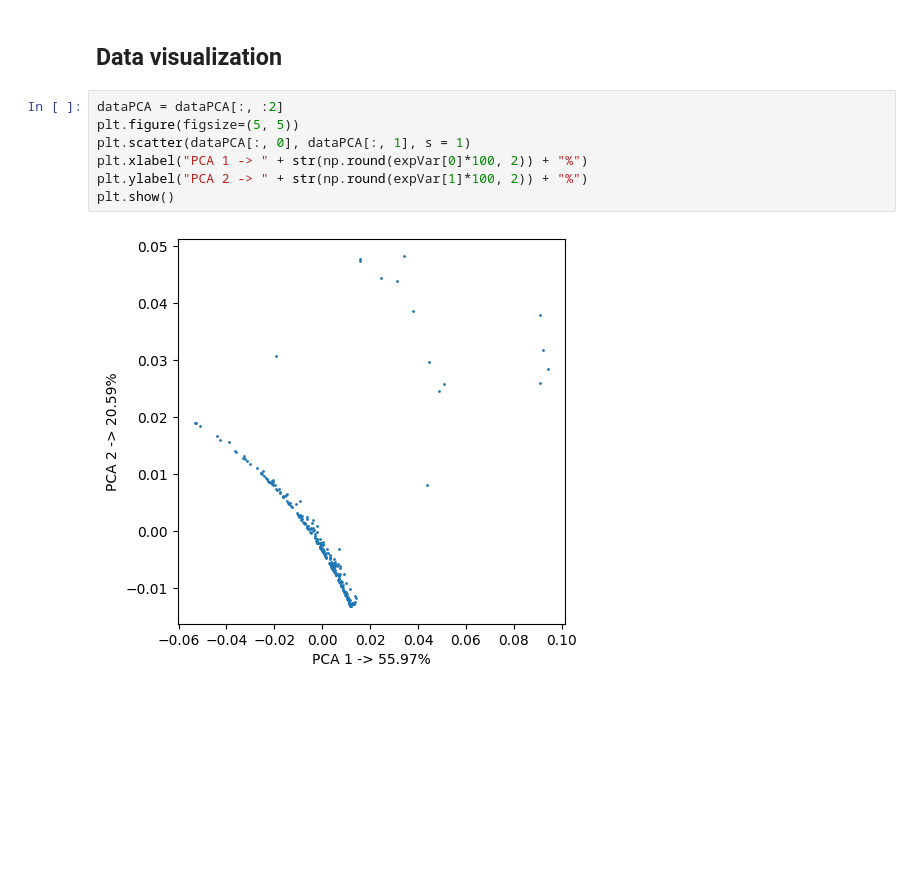
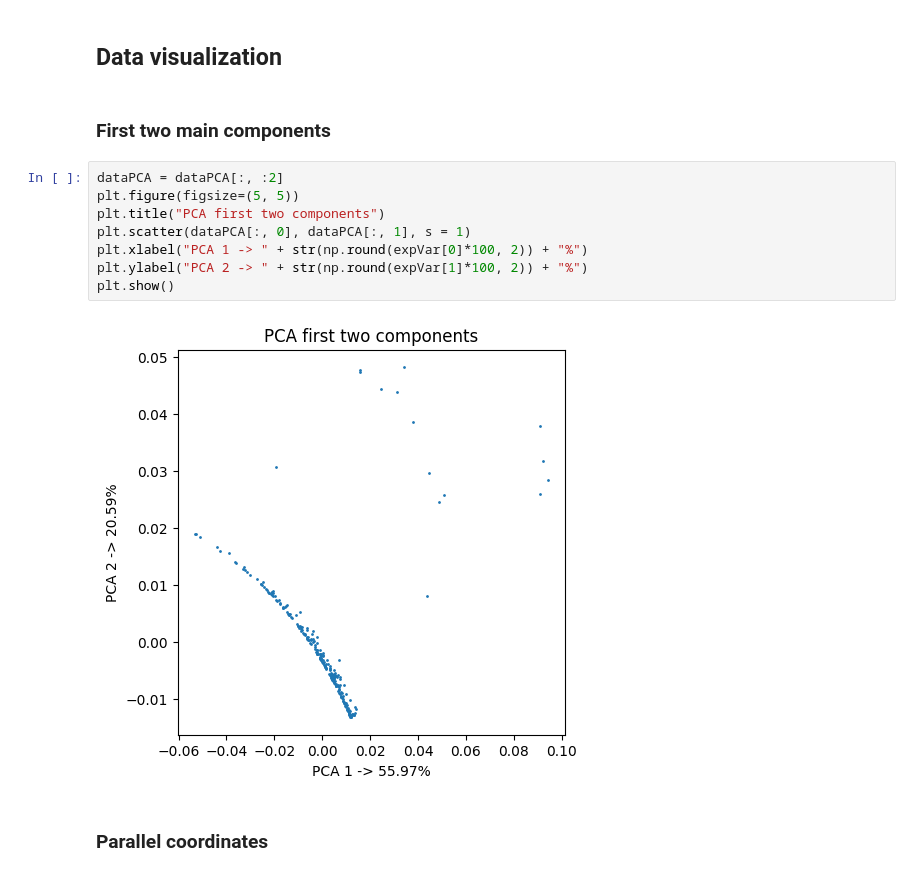
Before and after one commit to LuisR-jpg/Artificial-Intelligence---UP, a Jupyter notebook: Courses and Miscellaneous/Research/Analysis.ipynb, the cells around one changed output. Drawn from its saved outputs; the diff is of its cells as text; blank space fills up the shorter version.

```diff
--- a/Courses and Miscellaneous/Research/Analysis.ipynb
+++ b/Courses and Miscellaneous/Research/Analysis.ipynb
@@ -86,12 +85,17 @@ plt.show()
 [figure]
 # %% [markdown]
 ## Data visualization
+# %% [markdown]
+### First two main components
 # %%
 dataPCA = dataPCA[:, :2]
 plt.figure(figsize=(5, 5))
+plt.title("PCA first two components")
 plt.scatter(dataPCA[:, 0], dataPCA[:, 1], s = 1)
 plt.xlabel("PCA 1 -> " + str(np.round(expVar[0]*100, 2)) + "%")
 plt.ylabel("PCA 2 -> " + str(np.round(expVar[1]*100, 2)) + "%")
 plt.show()
 # %% [output]
-[figure, old version]
+[figure, new version]
+# %% [markdown]
+### Parallel coordinates
```
Also changed, not shown: parts of 6 cells of this notebook.
